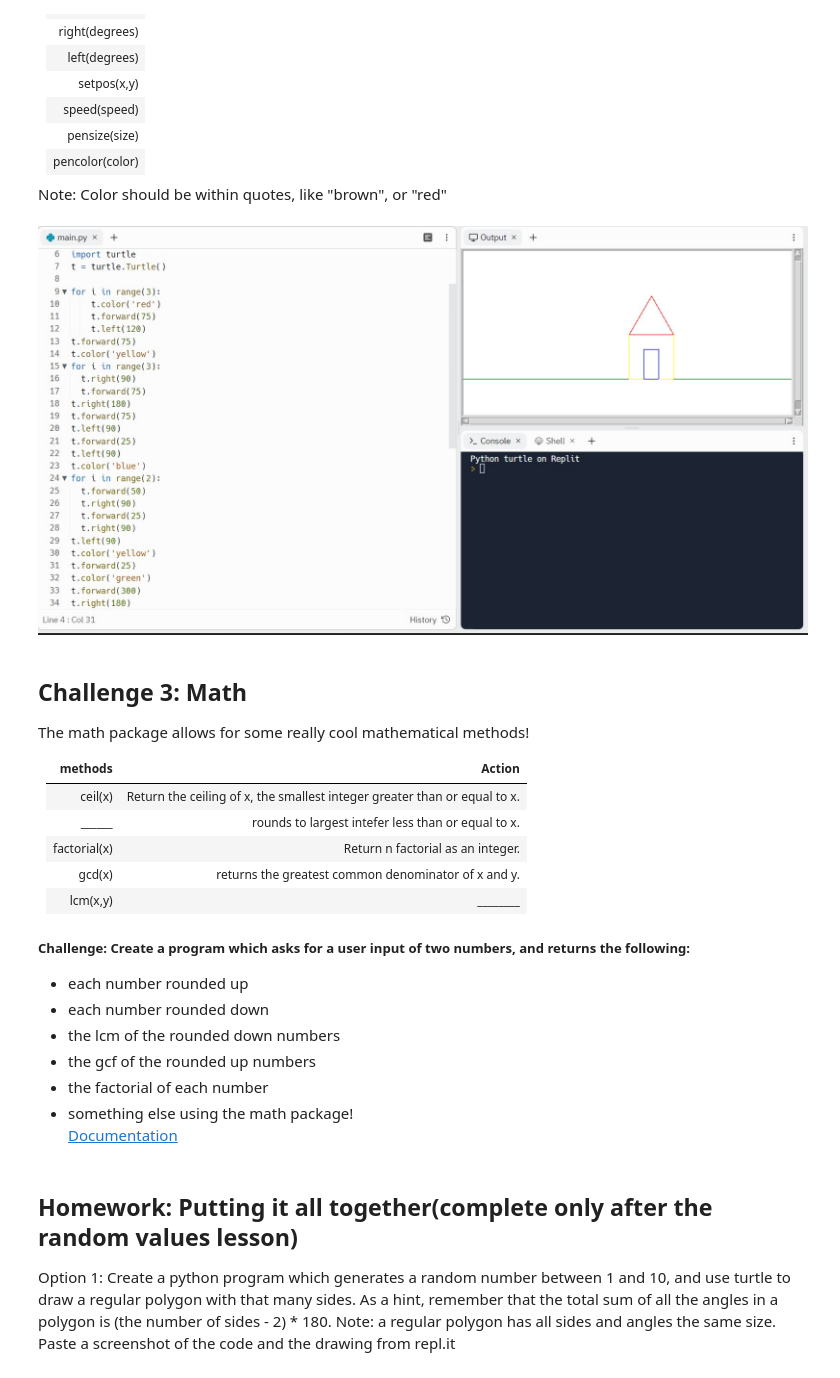
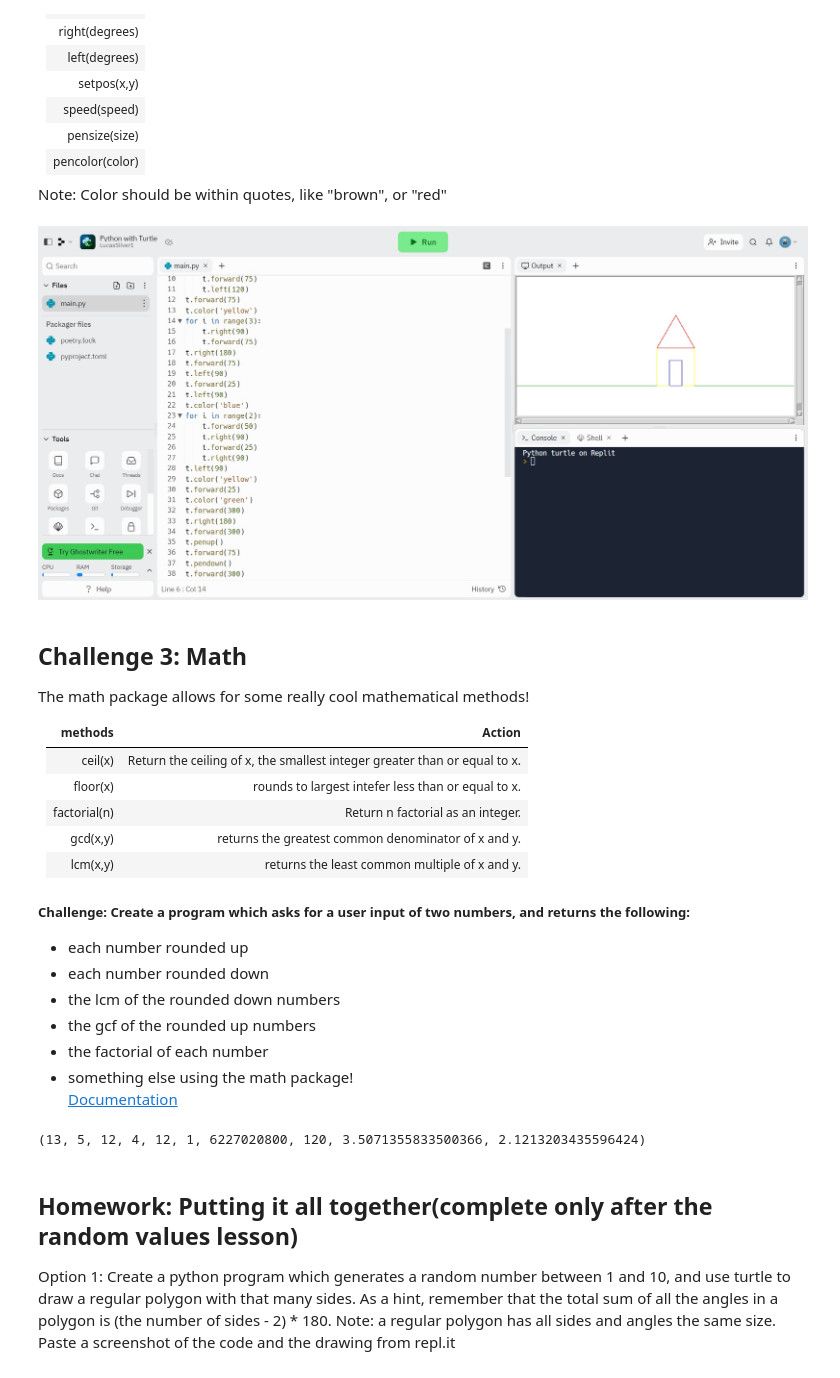
Before and after one commit to Q-tipwithaface/Q-tip, a Jupyter notebook: _notebooks/2022-12-10-3.14_and_3.15_notes.ipynb, the cells around one changed output. Drawn from its saved outputs; the diff is of its cells as text; code cells hidden in the pictures.

```diff
--- a/_notebooks/2022-12-10-3.14_and_3.15_notes.ipynb
+++ b/_notebooks/2022-12-10-3.14_and_3.15_notes.ipynb
@@ -119,9 +123,9 @@ Note: Color should be within quotes, like "brown", or "red"
 # %%
 #hide_input
 from IPython import display
-display.Image("../images/turtlehouse.jpg")
+display.Image("../images/turtlehouse2.jpg")
 # %% [output]
-[figure, old version]
+[figure, new version]
 # %%
 from turtle import *
 oogway = Turtle()
@@ -132,10 +136,10 @@ The math package allows for some really cool mathematical methods!<br>
 |methods|Action|
 |-------|------|
 |ceil(x)| Return the ceiling of x, the smallest integer greater than or equal to x.|
-|______|rounds to largest intefer less than or equal to x.|
-|factorial(x)| Return n factorial as an integer.|
-|gcd(x)|returns the greatest common denominator of x and y.|
-|lcm(x,y)|________|
+|floor(x)|rounds to largest intefer less than or equal to x.|
+|factorial(n)| Return n factorial as an integer.|
+|gcd(x,y)|returns the greatest common denominator of x and y.|
+|lcm(x,y)| returns the least common multiple of x and y.|
 
 ##### Challenge: Create a program which asks for a user input of two numbers, and returns the following:
 - each number rounded up
@@ -150,3 +152,23 @@ from math import *
+# %%
+from math import *
+def coolmath(x, y):
+    upx = ceil(x)
+    upy = ceil(y)
+    downx = floor(x)
+    downy = floor(y)
+    a = lcm(downx, downy)
+    b = gcd(upx, upy)
+    facx = factorial(abs(upx))
+    facy = factorial(abs(upy))
+    rootx = sqrt(abs(x))
+    rooty = sqrt(abs(y))
+    return(upx, upy, downx, downy, a, b, facx, facy, rootx, rooty)
+
+x = input("Enter first number")
+y = input("Enter second number")
+coolmath(float(x), float(y))
+# %% [output]
+(13, 5, 12, 4, 12, 1, 6227020800, 120, 3.5071355833500366, 2.1213203435596424)
 # %% [markdown]
 ## Homework: Putting it all together(complete only after the random values lesson)
 Option 1: Create a python program which generates a random number between 1 and 10, and use turtle to draw a regular polygon with that many sides. As a hint, remember that the total sum of all the angles in a polygon is (the number of sides - 2) * 180. Note: a regular polygon has all sides and angles the same size. Paste a screenshot of the code and the drawing from repl.it
```
Also changed, not shown: parts of 11 cells of this notebook.
